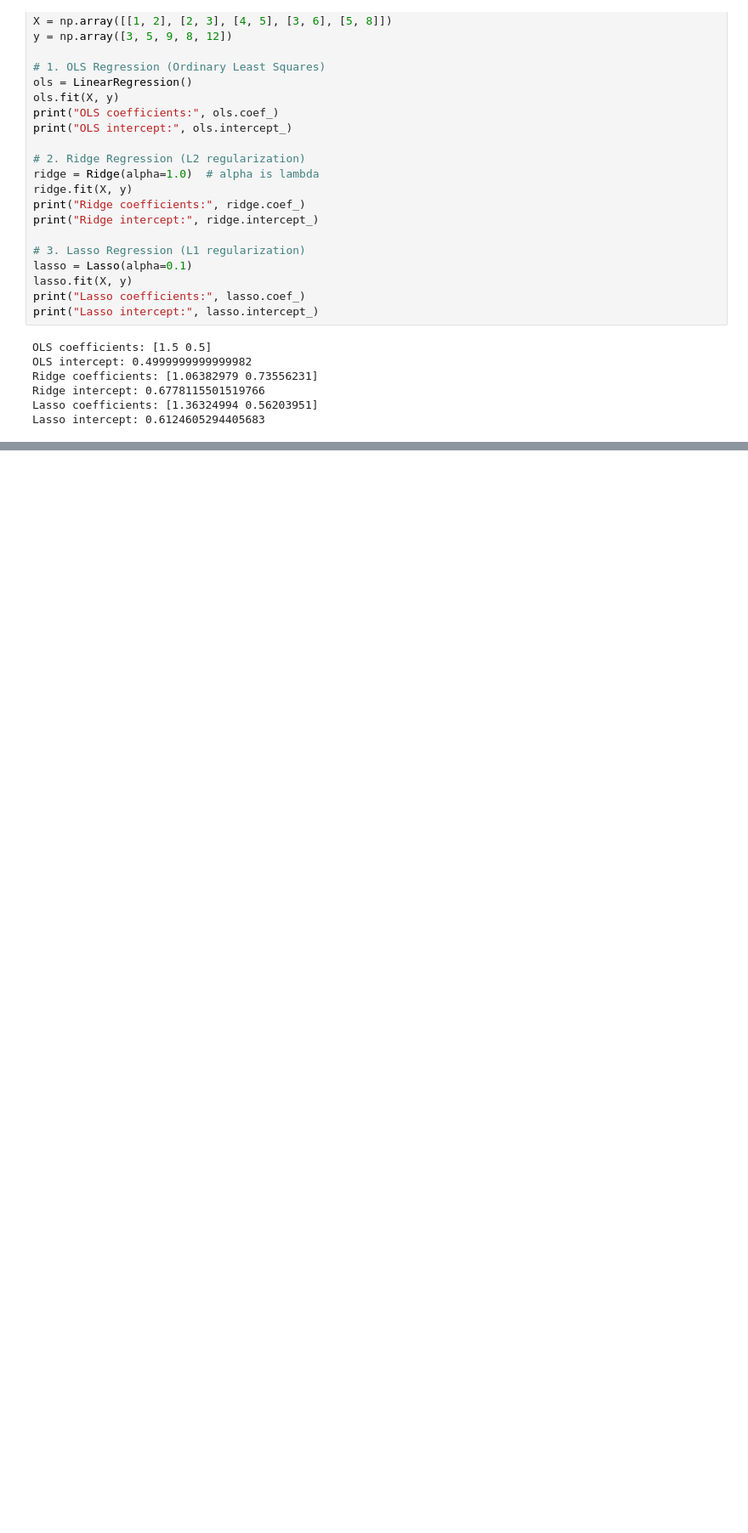
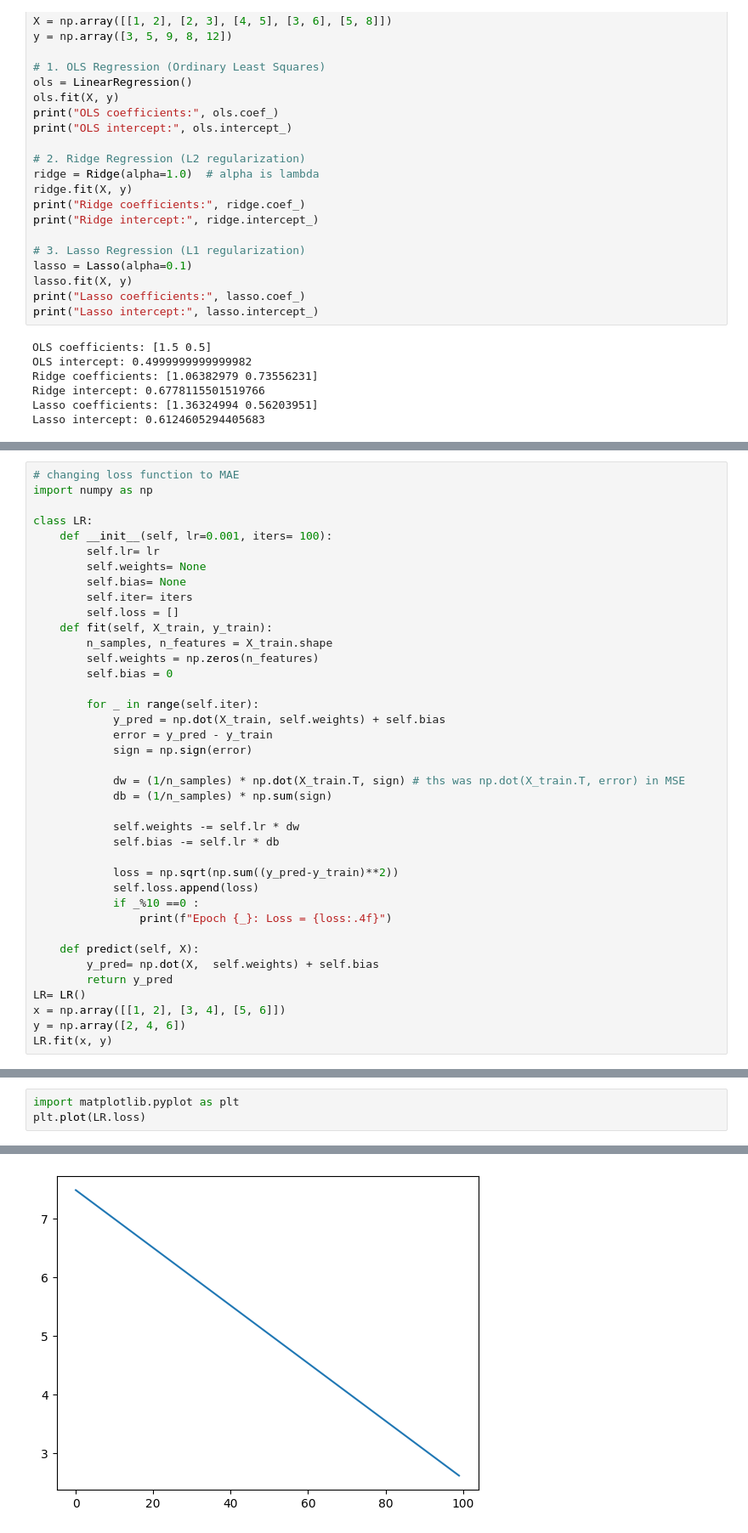
Before and after one commit to aayush4vedi/ml-algos-from-scratch, a Jupyter notebook: linear_regression.ipynb, the cells around one changed output, grey strips where cells are left out. Shown at 85% size. Cells and saved outputs as stored; diff of their text form; blank space fills up the shorter version.

```diff
--- a/linear_regression.ipynb
+++ b/linear_regression.ipynb
@@ -498,0 +501,39 @@ Lasso intercept: 0.6124605294405683
+# %%
+# changing loss function to MAE
+import numpy as np
+
+class LR:
+    def __init__(self, lr=0.001, iters= 100):
+        self.lr= lr
+        self.weights= None
+        self.bias= None
+        self.iter= iters
+        self.loss = []
+    def fit(self, X_train, y_train):
+        n_samples, n_features = X_train.shape
+        self.weights = np.zeros(n_features)
+        self.bias = 0
+
+        for _ in range(self.iter):
+            y_pred = np.dot(X_train, self.weights) + self.bias
+            error = y_pred - y_train
+            sign = np.sign(error)
+
+            dw = (1/n_samples) * np.dot(X_train.T, sign) # ths was np.dot(X_train.T, error) in MSE
+            db = (1/n_samples) * np.sum(sign)
+
+            self.weights -= self.lr * dw
+            self.bias -= self.lr * db
+
+            loss = np.sqrt(np.sum((y_pred-y_train)**2))
+            self.loss.append(loss)
+            if _%10 ==0 :
+                print(f"Epoch {_}: Loss = {loss:.4f}")
+
+    def predict(self, X):
+        y_pred= np.dot(X,  self.weights) + self.bias
+        return y_pred
+LR= LR()
+x = np.array([[1, 2], [3, 4], [5, 6]])
+y = np.array([2, 4, 6])
+LR.fit(x, y)
@@ -498,0 +551,4 @@ Lasso intercept: 0.6124605294405683
+# %%
+import matplotlib.pyplot as plt
+plt.plot(LR.loss)
+# %% [output]
@@ -498,0 +556 @@ Lasso intercept: 0.6124605294405683
+[figure, added]
```
Also changed, not shown: parts of 9 cells of this notebook, 2 other files.
